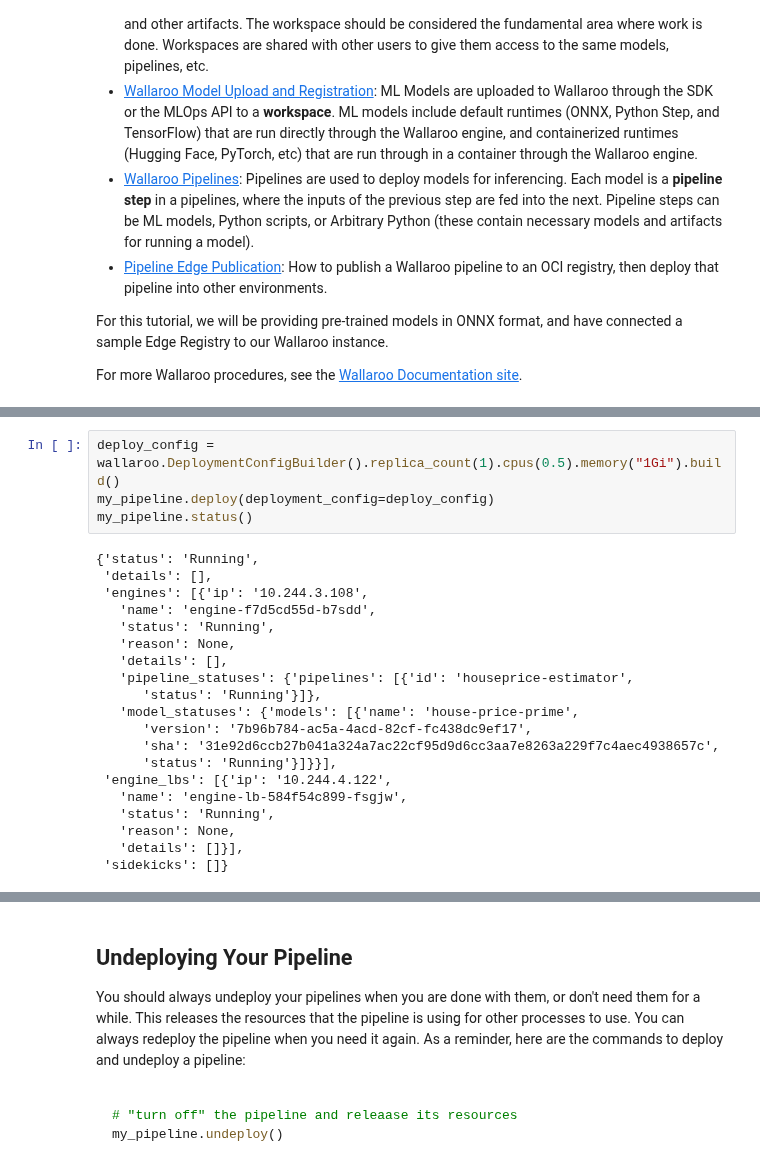
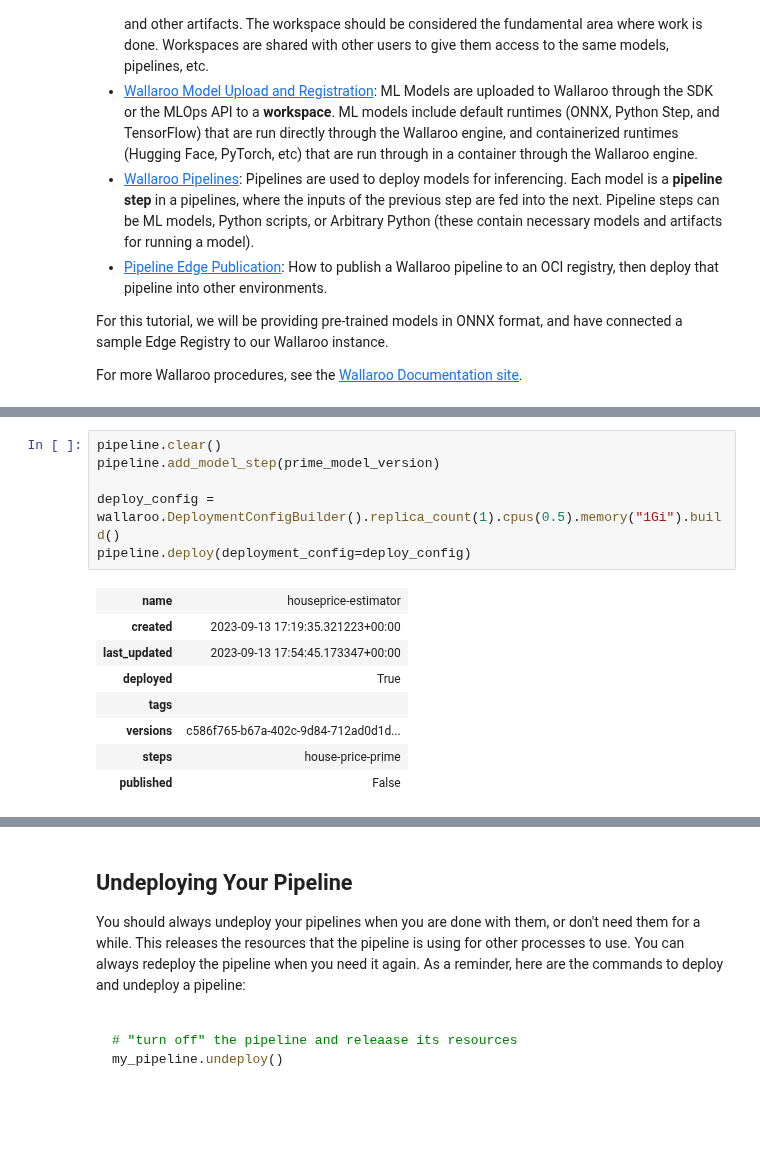
Before and after one commit to WallarooLabs/Workshops, a Jupyter notebook: Linear Regression/Real Estate/Notebooks-with-code/N7_publsh_pipeline_for_edge-with-code.ipynb, the cells around one changed output, grey strips where cells are left out. Drawn from its saved outputs; the diff is of its cells as text; blank space fills up the shorter version.

```diff
--- a/Linear Regression/Real Estate/Notebooks-with-code/N7_publsh_pipeline_for_edge-with-code.ipynb
+++ b/Linear Regression/Real Estate/Notebooks-with-code/N7_publsh_pipeline_for_edge-with-code.ipynb
@@ -326,25 +161,16 @@ my_pipeline.deploy(deployment_config=deploy_config)
 # %%
+pipeline.clear()
+pipeline.add_model_step(prime_model_version)
+
 deploy_config = wallaroo.DeploymentConfigBuilder().replica_count(1).cpus(0.5).memory("1Gi").build()
-my_pipeline.deploy(deployment_config=deploy_config)
-my_pipeline.status()
+pipeline.deploy(deployment_config=deploy_config)
 # %% [output]
-{'status': 'Running',
- 'details': [],
- 'engines': [{'ip': '10.244.3.108',
-   'name': 'engine-f7d5cd55d-b7sdd',
-   'status': 'Running',
-   'reason': None,
-   'details': [],
-   'pipeline_statuses': {'pipelines': [{'id': 'houseprice-estimator',
-      'status': 'Running'}]},
-   'model_statuses': {'models': [{'name': 'house-price-prime',
-      'version': '7b96b784-ac5a-4acd-82cf-fc438dc9ef17',
-      'sha': '31e92d6ccb27b041a324a7ac22cf95d9d6cc3aa7e8263a229f7c4aec4938657c',
-      'status': 'Running'}]}}],
- 'engine_lbs': [{'ip': '10.244.4.122',
-   'name': 'engine-lb-584f54c899-fsgjw',
-   'status': 'Running',
-   'reason': None,
-   'details': []}],
- 'sidekicks': []}
+| name | houseprice-estimator |
+| created | 2023-09-13 17:19:35.321223+00:00 |
+| last_updated | 2023-09-13 17:54:45.173347+00:00 |
+| deployed | True |
+| tags |  |
+| versions | c586f765-b67a-402c-9d84-712ad0d1d... |
+| steps | house-price-prime |
+| published | False |
 # %% [markdown]
```
Also changed, not shown: parts of 30 cells of this notebook, 17 other files.
